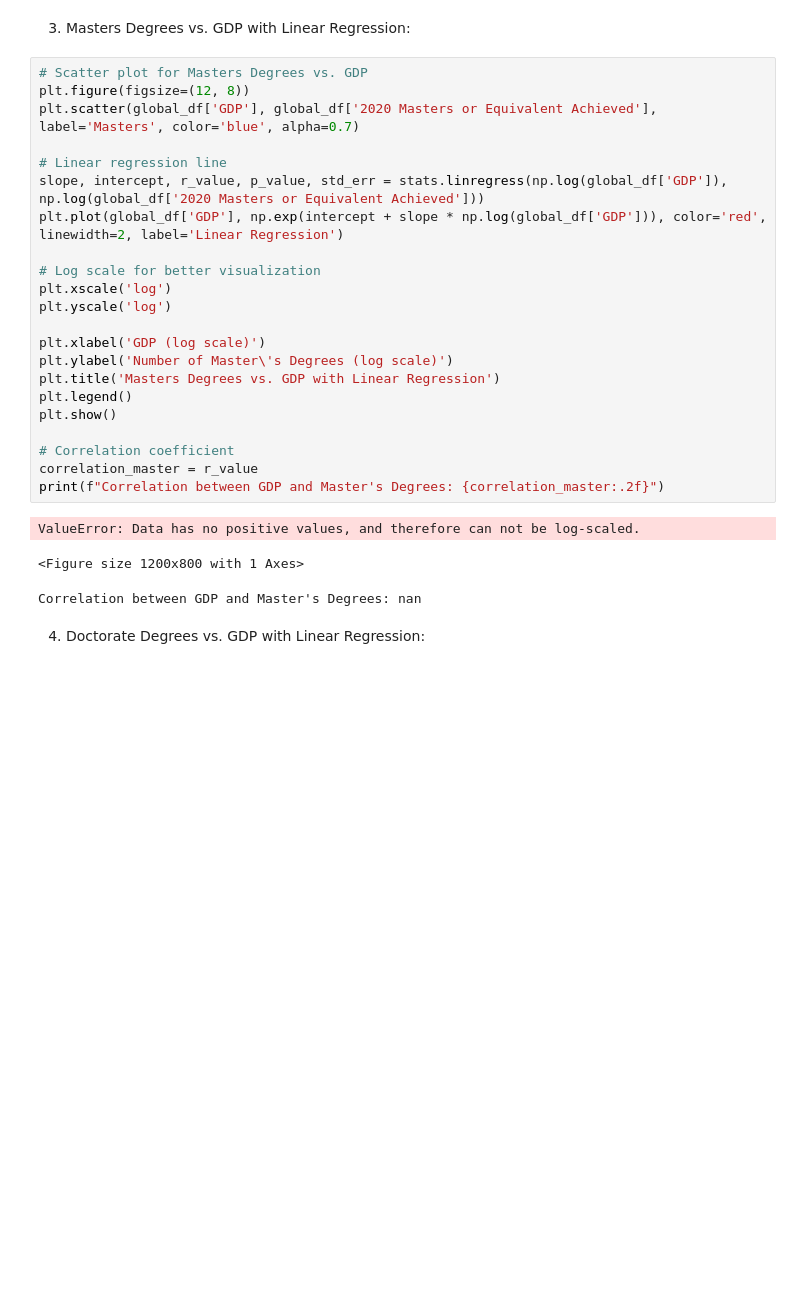
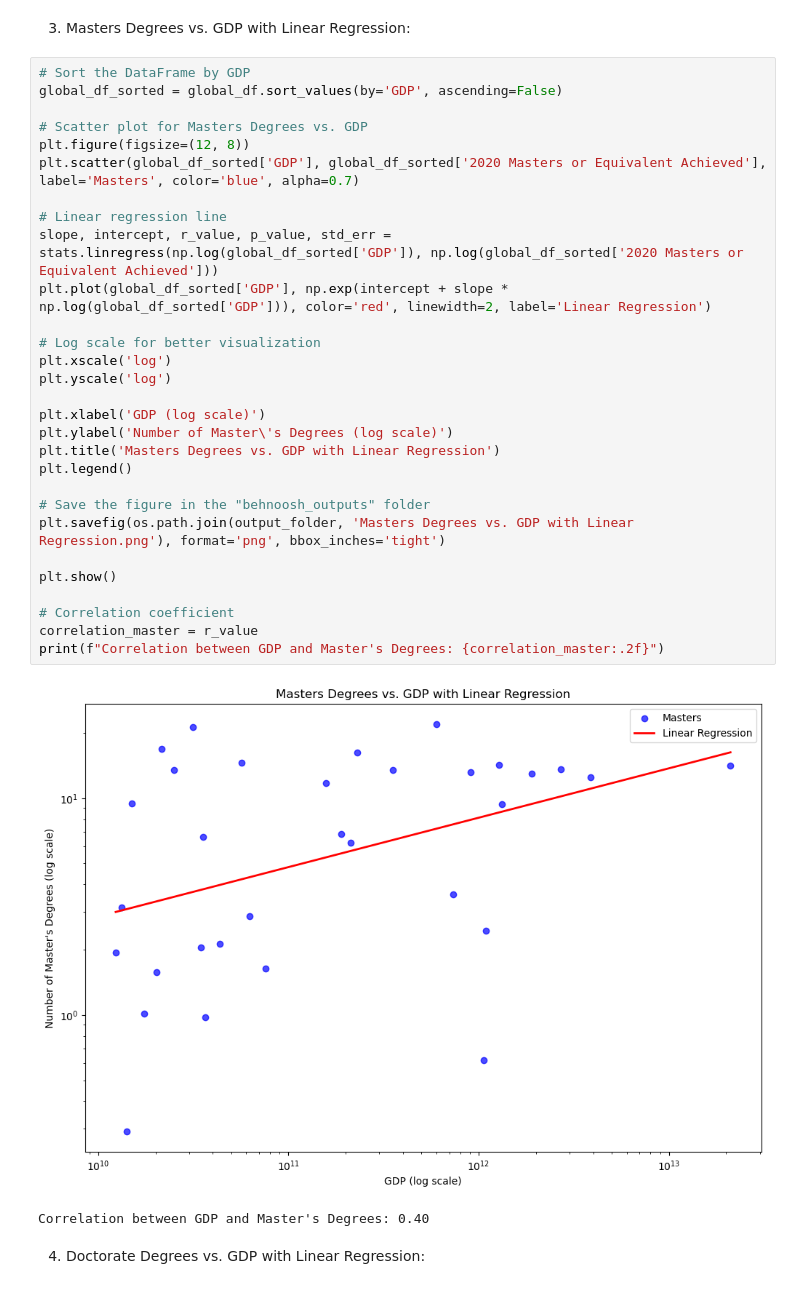
Before and after one commit to BehnooshNasri/project_one, a Jupyter notebook: API Countries Analysis.ipynb, the cells around one changed output. Drawn from its saved outputs; the diff is of its cells as text; blank space fills up the shorter version.

```diff
--- a/API Countries Analysis.ipynb
+++ b/API Countries Analysis.ipynb
@@ -203,31 +204,37 @@ Correlation between Population and Doctorate's Degrees: -0.08
 # %% [markdown]
 3. Masters Degrees vs. GDP with Linear Regression:
 # %%
+# Sort the DataFrame by GDP
+global_df_sorted = global_df.sort_values(by='GDP', ascending=False)
+
 # Scatter plot for Masters Degrees vs. GDP
 plt.figure(figsize=(12, 8))
-plt.scatter(global_df['GDP'], global_df['2020 Masters or Equivalent Achieved'], label='Masters', color='blue', alpha=0.7)
+plt.scatter(global_df_sorted['GDP'], global_df_sorted['2020 Masters or Equivalent Achieved'], label='Masters', color='blue', alpha=0.7)
 
 # Linear regression line
-slope, intercept, r_value, p_value, std_err = stats.linregress(np.log(global_df['GDP']), np.log(global_df['2020 Masters or Equivalent Achieved']))
-plt.plot(global_df['GDP'], np.exp(intercept + slope * np.log(global_df['GDP'])), color='red', linewidth=2, label='Linear Regression')
+slope, intercept, r_value, p_value, std_err = stats.linregress(np.log(global_df_sorted['GDP']), np.log(global_df_sorted['2020 Masters or Equivalent Achieved']))
+plt.plot(global_df_sorted['GDP'], np.exp(intercept + slope * np.log(global_df_sorted['GDP'])), color='red', linewidth=2, label='Linear Regression')
 
 # Log scale for better visualization
 plt.xscale('log')
 plt.yscale('log')
 
 plt.xlabel('GDP (log scale)')
 plt.ylabel('Number of Master\'s Degrees (log scale)')
 plt.title('Masters Degrees vs. GDP with Linear Regression')
 plt.legend()
+
+# Save the figure in the "behnoosh_outputs" folder
+plt.savefig(os.path.join(output_folder, 'Masters Degrees vs. GDP with Linear Regression.png'), format='png', bbox_inches='tight')
+
 plt.show()
 
 # Correlation coefficient
 correlation_master = r_value
 print(f"Correlation between GDP and Master's Degrees: {correlation_master:.2f}")
 # %% [output]
+[figure, added]
-ValueError: Data has no positive values, and therefore can not be log-scaled.
+Correlation between GDP and Master's Degrees: 0.40
-<Figure size 1200x800 with 1 Axes>
-Correlation between GDP and Master's Degrees: nan
 # %% [markdown]
 4. Doctorate Degrees vs. GDP with Linear Regression:
 # %%
```
Also changed, not shown: parts of 15 cells of this notebook, 7 other files.
